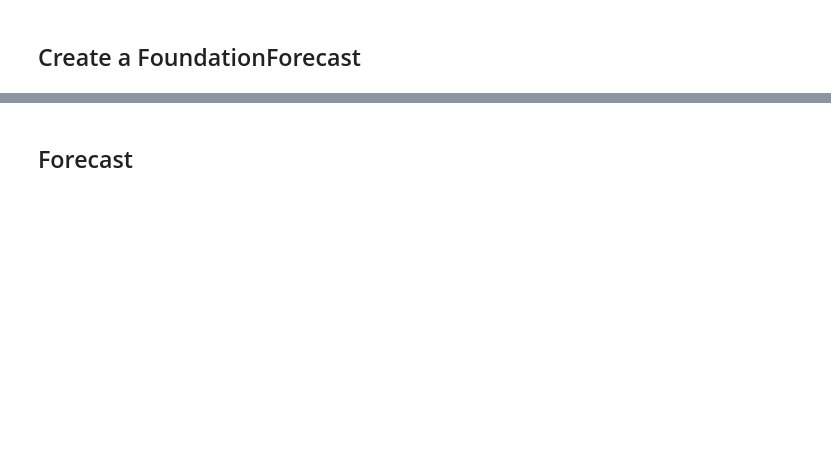
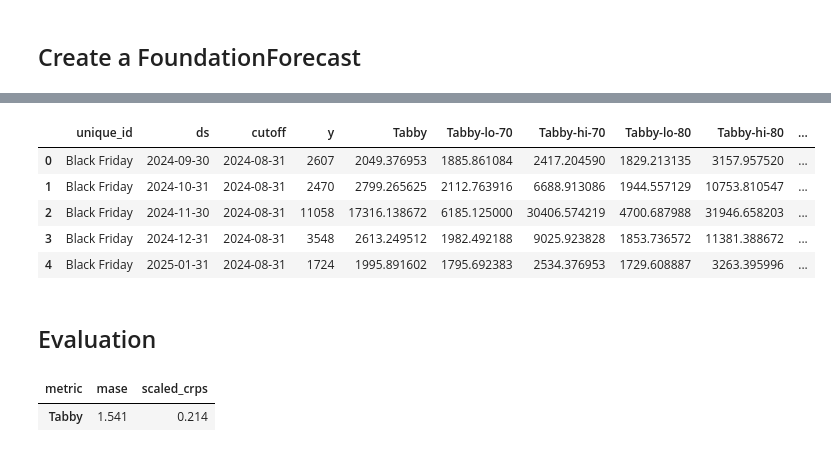
Before and after one commit to TimeCopilot/foundationforecast, a Jupyter notebook: docs/examples/tabby-family.ipynb, the cells around one changed output, grey strips where cells are left out. Saved outputs shown, nothing was run; the diff lists cells and outputs as text; code cells hidden in the pictures; blank space fills up the shorter version.

```diff
--- a/docs/examples/tabby-family.ipynb
+++ b/docs/examples/tabby-family.ipynb
@@ -44,2 +82,11 @@ ff = FoundationForecast(
+# %%
+cv_df.head()
+# %% [output]
+|  | unique_id | ds | cutoff | y | Tabby | Tabby-lo-70 | Tabby-hi-70 | Tabby-lo-80 | Tabby-hi-80 | ... |
+| 0 | Black Friday | 2024-09-30 | 2024-08-31 | 2607 | 2049.376953 | 1885.861084 | 2417.204590 | 1829.213135 | 3157.957520 | ... |
+| 1 | Black Friday | 2024-10-31 | 2024-08-31 | 2470 | 2799.265625 | 2112.763916 | 6688.913086 | 1944.557129 | 10753.810547 | ... |
+| 2 | Black Friday | 2024-11-30 | 2024-08-31 | 11058 | 17316.138672 | 6185.125000 | 30406.574219 | 4700.687988 | 31946.658203 | ... |
+| 3 | Black Friday | 2024-12-31 | 2024-08-31 | 3548 | 2613.249512 | 1982.492188 | 9025.923828 | 1853.736572 | 11381.388672 | ... |
+| 4 | Black Friday | 2025-01-31 | 2024-08-31 | 1724 | 1995.891602 | 1795.692383 | 2534.376953 | 1729.608887 | 3263.395996 | ... |
 # %% [markdown]
-## Forecast
+## Evaluation
@@ -50,0 +98,13 @@ ff.plot(df=df, forecasts_df=fcst_df)
+# %%
+eval_df = evaluate(
+    cv_df.drop(columns=["cutoff"]),
+    train_df=df.query("ds <= '2024-08-31'"),
+    metrics=[partial(mase, seasonality=12), scaled_crps],
+    level=level,
+)
+eval_df.groupby("metric").mean(numeric_only=True).T.sort_values(
+    by="scaled_crps"
+).round(3)
+# %% [output]
+| metric | mase | scaled_crps |
+| Tabby | 1.541 | 0.214 |
```
Also changed, not shown: parts of 16 cells of this notebook, 1 other file.
